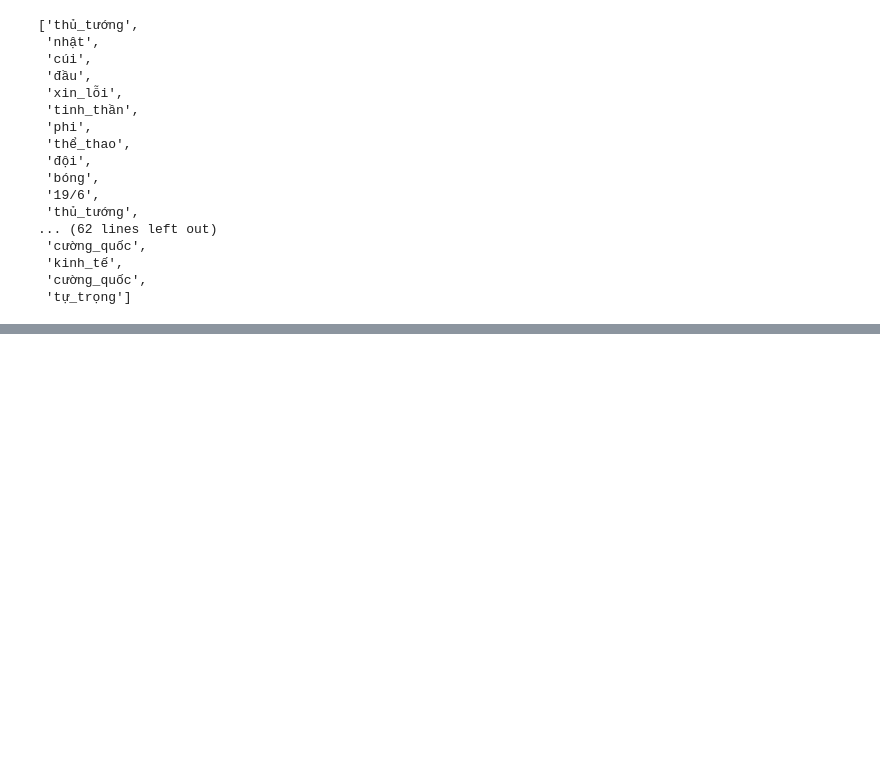
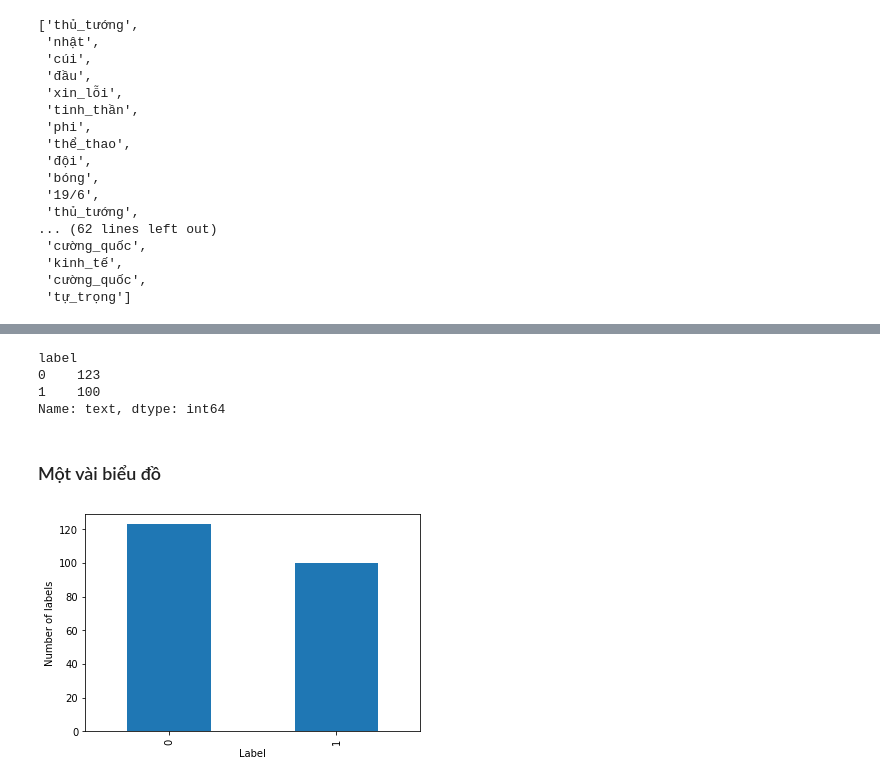
Before and after one commit to tonyvu1289/Project3-nmkhdl, a Jupyter notebook: Untitled.ipynb, the cells around one changed output, grey strips where cells are left out. Drawn from its saved outputs; the diff is of its cells as text; code cells hidden in the pictures; blank space fills up the shorter version.

```diff
--- a/Untitled.ipynb
+++ b/Untitled.ipynb
@@ -68,0 +196,17 @@ data.iloc[1,0]
+# %%
+label_count = data.groupby(['label'])['text'].count()
+label_count
+# %% [output]
+label
+0    123
+1    100
+Name: text, dtype: int64
+# %% [markdown]
+### Một vài biểu đồ
+# %%
+label_count.plot(kind="bar")
+plt.xlabel("Label")
+plt.ylabel("Number of labels")
+plt.show()
+# %% [output]
+[figure, added]
```
Also changed, not shown: parts of 26 cells of this notebook.
